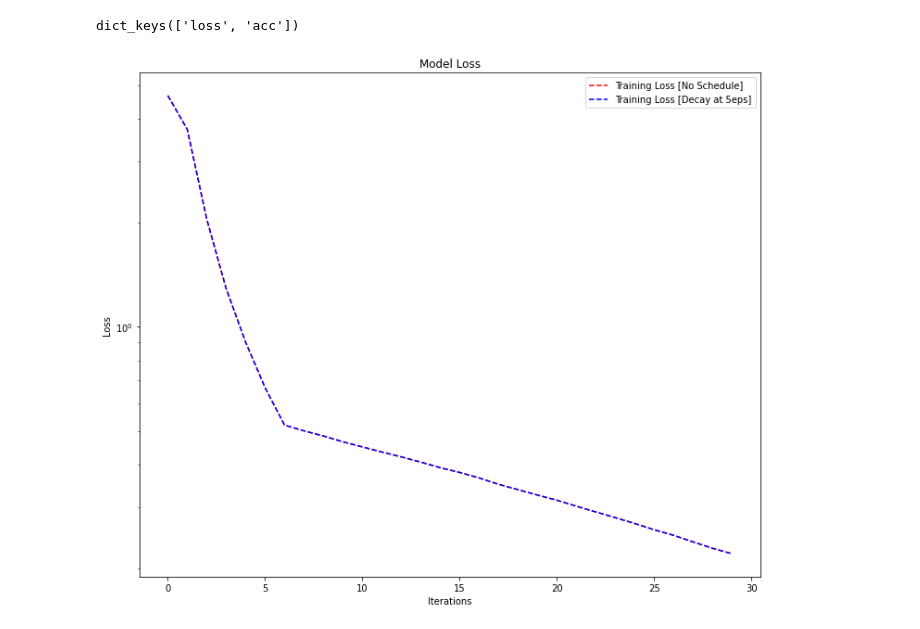
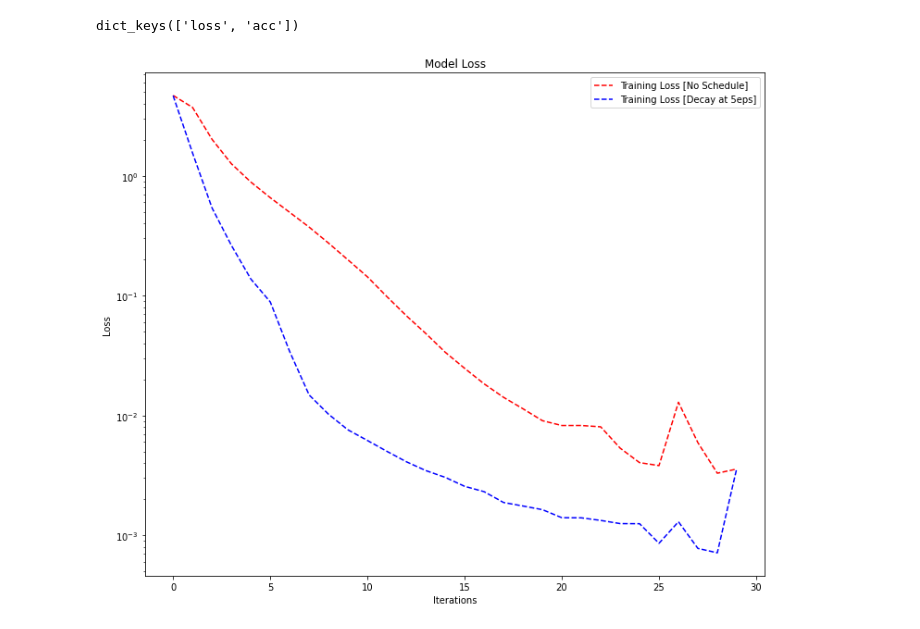
Before and after one commit to haroldrubio/ModelRefinement, a Jupyter notebook: AnalysisSch2.ipynb, the cells around one changed output. Drawn from its saved outputs; the diff is of its cells as text; code cells hidden in the pictures.

Commit message:
Finalized Scheduler Training

```diff
--- a/AnalysisSch2.ipynb
+++ b/AnalysisSch2.ipynb
@@ -41,18 +41,18 @@ dict_keys(['loss', 'acc'])
 # %%
 plot_data = smooth_data(data['loss']['train'], kernel=1)[0:30]
 test_data = smooth_data(orig_data['loss']['train'], kernel=1)[0:30]
 num_points = len(plot_data)
 plt.figure(figsize=(12, 10))
 plt.title('Model Loss')
 plt.xlabel('Iterations')
 plt.ylabel('Loss')
 plt.yscale('log')
-plt.plot(range(num_points), plot_data, 'r--', label='Training Loss [No Schedule]')
+plt.plot(range(num_points), test_data, 'r--', label='Training Loss [No Schedule]')
 plt.plot(range(num_points), plot_data, 'b--', label='Training Loss [Decay at 5eps]')
 plt.legend()
 plt.show()
 # %% [output]
-[figure, old version]
+[figure, new version]
 # %%
 # train_acc = data['acc']['train'][0:30]
 test_acc = data['acc']['test'][0:30]
```
Also changed, not shown: parts of 4 cells of this notebook, 3 other files.
